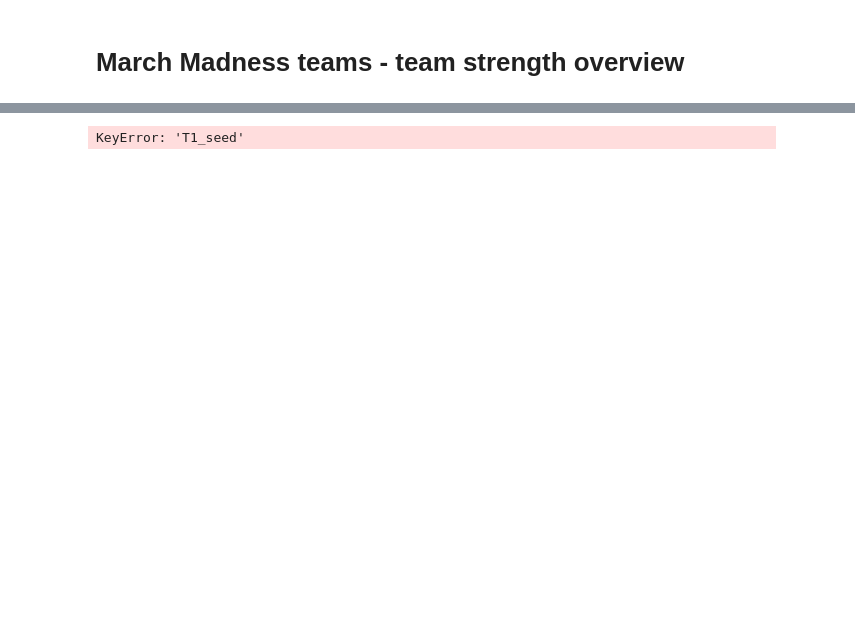
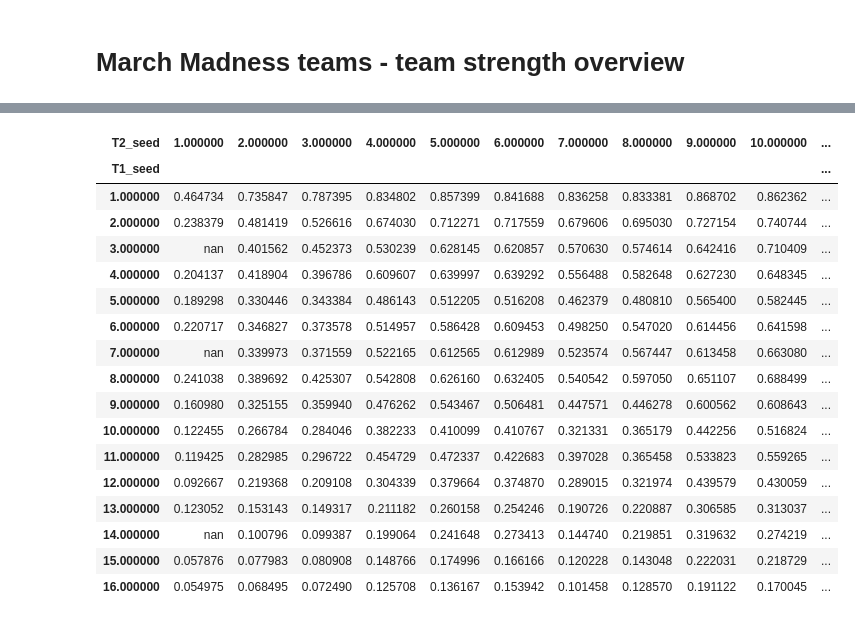
Before and after one commit to dsw225/March-Machine-Learning-Mania-2025, a Jupyter notebook: MMChallengeAttempt.ipynb, the cells around one changed output, grey strips where cells are left out. Cells and saved outputs as stored; diff of their text form; code cells hidden in the pictures; blank space fills up the shorter version.

```diff
--- a/MMChallengeAttempt.ipynb
+++ b/MMChallengeAttempt.ipynb
@@ -752,15 +775,40 @@ plt.show()
 # %%
 # construct dataframe for submission
+sample_submission = pd.concat([
+    pd.read_csv(DATA_PATH + "SampleSubmissionStage2.csv"),
+], ignore_index=True)
+
 X = sample_submission.copy()
 X['Season'] = X['ID'].apply(lambda t: int(t.split('_')[0]))
+
 X['T1_TeamID'] = X['ID'].apply(lambda t: int(t.split('_')[1]))
 X['T2_TeamID'] = X['ID'].apply(lambda t: int(t.split('_')[2]))
-X['men_women'] = X['T1_TeamID'].apply(lambda t: 0 if str(t)[0]=='1' else 1)
+
+X['T1_TeamID'] = X['T1_TeamID'].astype(str)
+X['T2_TeamID'] = X['T2_TeamID'].astype(str)
+
+season_statistics_T1['T1_TeamID'] = season_statistics_T1['T1_TeamID'].astype(str)
+season_statistics_T2['T2_TeamID'] = season_statistics_T2['T2_TeamID'].astype(str)
+
 X = pd.merge(X, season_statistics_T1, on = ['Season', 'T1_TeamID'], how = 'left')
 X = pd.merge(X, season_statistics_T2, on = ['Season', 'T2_TeamID'], how = 'left')
-X = pd.merge(X, season_statistics_T1_std, on = ['Season', 'T1_TeamID'], how = 'left')
-X = pd.merge(X, season_statistics_T2_std, on = ['Season', 'T2_TeamID'], how = 'left')
+
+X = pd.merge(X, glm_quality_T1, on = ['Season', 'T1_TeamID'], how = 'left')
+X = pd.merge(X, glm_quality_T2, on = ['Season', 'T2_TeamID'], how = 'left')
+
 X = pd.merge(X, seeds_T1, on = ['Season', 'T1_TeamID'], how = 'left')
 X = pd.merge(X, seeds_T2, on = ['Season', 'T2_TeamID'], how = 'left')
-X = pd.merge(X, fivethirtyeight_T1, on = ['Season', 'T1_TeamID'], how = 'left')
-X = pd.merge(X, fivethirtyeight_T2, on = ['Season', 'T2_TeamID'], how = 'left')
+
+last14days_stats_T1['T1_TeamID'] = last14days_stats_T1['T1_TeamID'].astype(str)
+last14days_stats_T2['T2_TeamID'] = last14days_stats_T2['T2_TeamID'].astype(str)
+
+X = pd.merge(X, last14days_stats_T1, on = ['Season', 'T1_TeamID'], how = 'left')
+X = pd.merge(X, last14days_stats_T2, on = ['Season', 'T2_TeamID'], how = 'left')
+
+X["Seed_diff"] = X["T1_seed"] - X["T2_seed"]
+X["qual_diff"] = X["T1_quality"] - X["T2_quality"]
+X["qual_point_diff"] = X["T1_quality_points"] - X["T2_quality_points"]
+X["O_D_diff"] = X["T1_quality_offense"] - X["T2_quality_defense"]
+X["D_O_diff"] = X["T2_quality_offense"] - X["T1_quality_defense"]
+X["avg_qual_point"] = (X["T1_quality_points"] + X["T2_quality_points"])/2
+X["avg_qual"] = (X["T1_quality"] + X["T2_quality"])/2
@@ -786,4 +836,21 @@ sns.histplot(m['Pred'], bins=42)
 # %%
-pd.pivot_table(data = df, index='T1_seed', columns='T2_seed', values='pred', aggfunc='mean').style.bar(color='#5fba7d', vmin=0, vmax=1)
+pd.pivot_table(data = X, index='T1_seed', columns='T2_seed', values='Pred', aggfunc='mean').style.bar(color='#5fba7d', vmin=0, vmax=1)
 # %% [output]
-KeyError: 'T1_seed'
+| T2_seed | 1.000000 | 2.000000 | 3.000000 | 4.000000 | 5.000000 | 6.000000 | 7.000000 | 8.000000 | 9.000000 | 10.000000 | ... |
+| T1_seed |  |  |  |  |  |  |  |  |  |  | ... |
+| 1.000000 | 0.464734 | 0.735847 | 0.787395 | 0.834802 | 0.857399 | 0.841688 | 0.836258 | 0.833381 | 0.868702 | 0.862362 | ... |
+| 2.000000 | 0.238379 | 0.481419 | 0.526616 | 0.674030 | 0.712271 | 0.717559 | 0.679606 | 0.695030 | 0.727154 | 0.740744 | ... |
+| 3.000000 | nan | 0.401562 | 0.452373 | 0.530239 | 0.628145 | 0.620857 | 0.570630 | 0.574614 | 0.642416 | 0.710409 | ... |
+| 4.000000 | 0.204137 | 0.418904 | 0.396786 | 0.609607 | 0.639997 | 0.639292 | 0.556488 | 0.582648 | 0.627230 | 0.648345 | ... |
+| 5.000000 | 0.189298 | 0.330446 | 0.343384 | 0.486143 | 0.512205 | 0.516208 | 0.462379 | 0.480810 | 0.565400 | 0.582445 | ... |
+| 6.000000 | 0.220717 | 0.346827 | 0.373578 | 0.514957 | 0.586428 | 0.609453 | 0.498250 | 0.547020 | 0.614456 | 0.641598 | ... |
+| 7.000000 | nan | 0.339973 | 0.371559 | 0.522165 | 0.612565 | 0.612989 | 0.523574 | 0.567447 | 0.613458 | 0.663080 | ... |
+| 8.000000 | 0.241038 | 0.389692 | 0.425307 | 0.542808 | 0.626160 | 0.632405 | 0.540542 | 0.597050 | 0.651107 | 0.688499 | ... |
+| 9.000000 | 0.160980 | 0.325155 | 0.359940 | 0.476262 | 0.543467 | 0.506481 | 0.447571 | 0.446278 | 0.600562 | 0.608643 | ... |
+| 10.000000 | 0.122455 | 0.266784 | 0.284046 | 0.382233 | 0.410099 | 0.410767 | 0.321331 | 0.365179 | 0.442256 | 0.516824 | ... |
+| 11.000000 | 0.119425 | 0.282985 | 0.296722 | 0.454729 | 0.472337 | 0.422683 | 0.397028 | 0.365458 | 0.533823 | 0.559265 | ... |
+| 12.000000 | 0.092667 | 0.219368 | 0.209108 | 0.304339 | 0.379664 | 0.374870 | 0.289015 | 0.321974 | 0.439579 | 0.430059 | ... |
+| 13.000000 | 0.123052 | 0.153143 | 0.149317 | 0.211182 | 0.260158 | 0.254246 | 0.190726 | 0.220887 | 0.306585 | 0.313037 | ... |
+| 14.000000 | nan | 0.100796 | 0.099387 | 0.199064 | 0.241648 | 0.273413 | 0.144740 | 0.219851 | 0.319632 | 0.274219 | ... |
+| 15.000000 | 0.057876 | 0.077983 | 0.080908 | 0.148766 | 0.174996 | 0.166166 | 0.120228 | 0.143048 | 0.222031 | 0.218729 | ... |
+| 16.000000 | 0.054975 | 0.068495 | 0.072490 | 0.125708 | 0.136167 | 0.153942 | 0.101458 | 0.128570 | 0.191122 | 0.170045 | ... |
```
Also changed, not shown: parts of 12 cells of this notebook, 2 other files.
